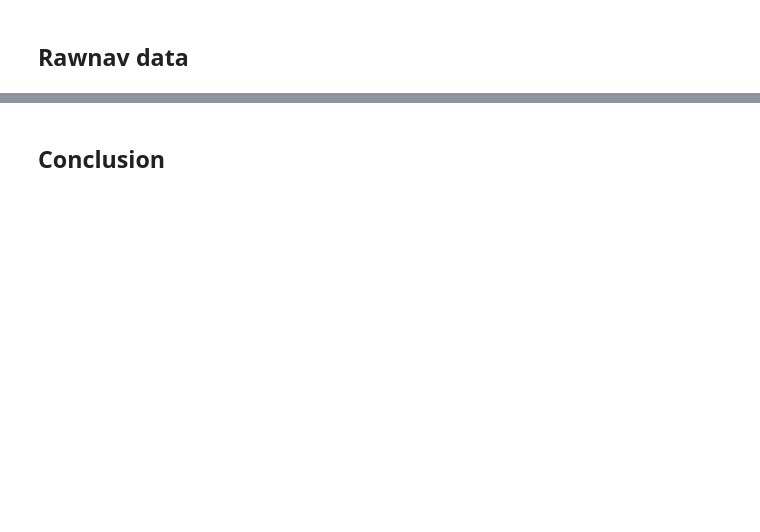
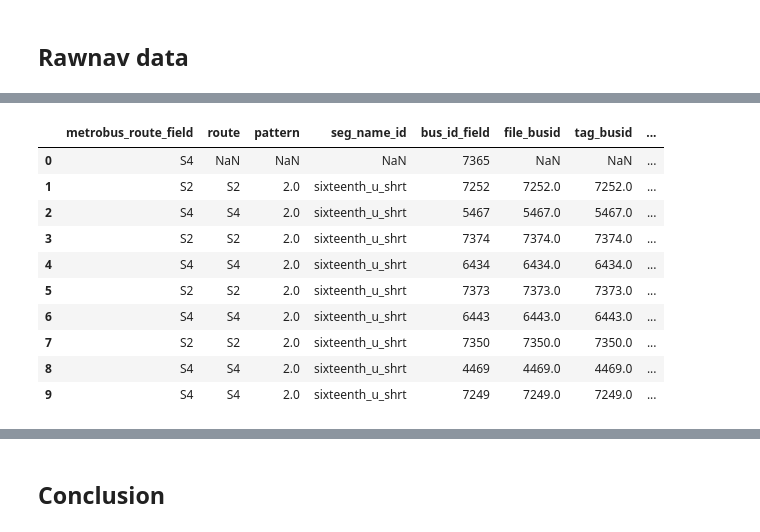
Before and after one commit to wmata-plan/WMATA_AVL, a Jupyter notebook: analysis/exploratory/03_Compare_rawnav_to_field_data.ipynb, the cells around one changed output, grey strips where cells are left out. Saved outputs shown, nothing was run; the diff lists cells and outputs as text; code cells hidden in the pictures; blank space fills up the shorter version.

```diff
--- a/analysis/exploratory/03_Compare_rawnav_to_field_data.ipynb
+++ b/analysis/exploratory/03_Compare_rawnav_to_field_data.ipynb
@@ -104,0 +120,3 @@ dict_keys(['16th & U', 'Georgia & Columbia', 'Georgia & Irving', 'Georgia & Pine
+# %%
+field_qjump_16_U = field_dict['16th & U']
+field_qjump_16_U
@@ -126,0 +195,4 @@ field_dict['Georgia & Columbia']
+# %%
+path_stop_rawnav = os.path.join(path_processed_data,"rawnav_stop_areas")
+rawnav_stop_area_16_U = pd.read_csv(os.path.join(path_stop_rawnav,'ourpoints_sixteenth_u_shrt.csv'),index_col=0)
+rawnav_stop_area_16_U.sample(5)
@@ -126,0 +250,22 @@ field_dict['Georgia & Columbia']
+# %%
+field_rawnav_qjump_16_U = combine_field_rawnav_dat(
+    field_df =field_qjump_16_U,
+    rawnav_stop_area_df =rawnav_stop_area_16_U,
+    rawnav_summary_df =rawnav_summary,
+    field_obs_time = ('15:50', '18:10')
+)
+
+field_rawnav_qjump_16_U = field_rawnav_qjump_16_U.reindex(reorder_col(field_rawnav_qjump_16_U),axis=1)
+field_rawnav_qjump_16_U.iloc[:,0:16]
+# %% [output]
+|  | metrobus_route_field | route | pattern | seg_name_id | bus_id_field | file_busid | tag_busid | ... |
+| 0 | S4 | NaN | NaN | NaN | 7365 | NaN | NaN | ... |
+| 1 | S2 | S2 | 2.0 | sixteenth_u_shrt | 7252 | 7252.0 | 7252.0 | ... |
+| 2 | S4 | S4 | 2.0 | sixteenth_u_shrt | 5467 | 5467.0 | 5467.0 | ... |
+| 3 | S2 | S2 | 2.0 | sixteenth_u_shrt | 7374 | 7374.0 | 7374.0 | ... |
+| 4 | S4 | S4 | 2.0 | sixteenth_u_shrt | 6434 | 6434.0 | 6434.0 | ... |
+| 5 | S2 | S2 | 2.0 | sixteenth_u_shrt | 7373 | 7373.0 | 7373.0 | ... |
+| 6 | S4 | S4 | 2.0 | sixteenth_u_shrt | 6443 | 6443.0 | 6443.0 | ... |
+| 7 | S2 | S2 | 2.0 | sixteenth_u_shrt | 7350 | 7350.0 | 7350.0 | ... |
+| 8 | S4 | S4 | 2.0 | sixteenth_u_shrt | 4469 | 4469.0 | 4469.0 | ... |
+| 9 | S4 | S4 | 2.0 | sixteenth_u_shrt | 7249 | 7249.0 | 7249.0 | ... |
```
Also changed, not shown: parts of 40 cells of this notebook, 7 other files.
